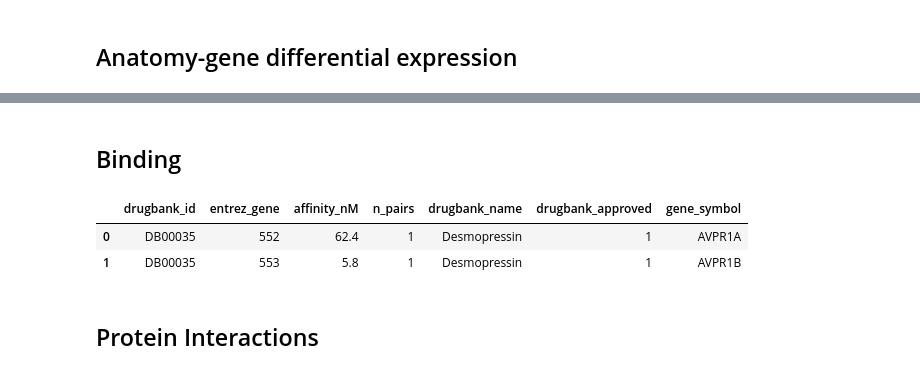
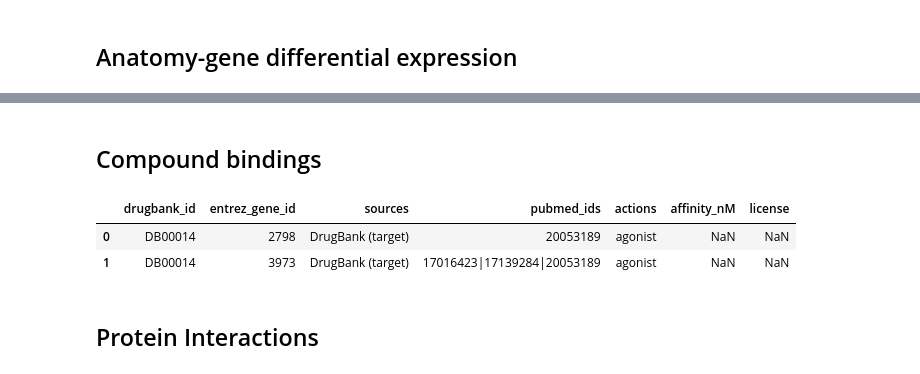
Before and after one commit to dhimmel/integrate, a Jupyter notebook: integrate.ipynb, the cells around one changed output, grey strips where cells are left out. Cells and saved outputs as stored; diff of their text form; code cells hidden in the pictures.

```diff
--- a/integrate.ipynb
+++ b/integrate.ipynb
@@ -395 +324,12 @@ drugbank_protein_df.head(2)
+# %% [markdown]
+## Compound bindings
+# %%
+binding_df = pandas.read_table('compile/CbG-binding.tsv')
+binding_df = binding_df.merge(compound_df[['drugbank_id']])
+binding_df = binding_df[binding_df.entrez_gene_id.isin(coding_genes)]
+binding_df.head(2)
+# %% [output]
+|  | drugbank_id | entrez_gene_id | sources | pubmed_ids | actions | affinity_nM | license |
+| 0 | DB00014 | 2798 | DrugBank (target) | 20053189 | agonist | NaN | NaN |
+| 1 | DB00014 | 3973 | DrugBank (target) | 17016423|17139284|20053189 | agonist | NaN | NaN |
 # %%
@@ -402,13 +350,0 @@ for i, row in target_df.iterrows():
-# %% [markdown]
-## Binding
-# %%
-commit = '95aa588c6e553d85f7bd9030956297076f0df5e3'
-url = rawgit('dhimmel', 'bindingdb', commit, 'data/bindings-drugbank-gene.tsv')
-binding_df = pandas.read_table(url)
-binding_df = binding_df[binding_df.affinity_nM <= 1000]
-binding_df = binding_df[binding_df.drugbank_id.isin(compound_df.drugbank_id)]
-binding_df.head(2)
-# %% [output]
-|  | drugbank_id | entrez_gene | affinity_nM | n_pairs | drugbank_name | drugbank_approved | gene_symbol |
-| 0 | DB00035 | 552 | 62.4 | 1 | Desmopressin | 1 | AVPR1A |
-| 1 | DB00035 | 553 | 5.8 | 1 | Desmopressin | 1 | AVPR1B |
```
Also changed, not shown: parts of 35 cells of this notebook, 2 other files.
